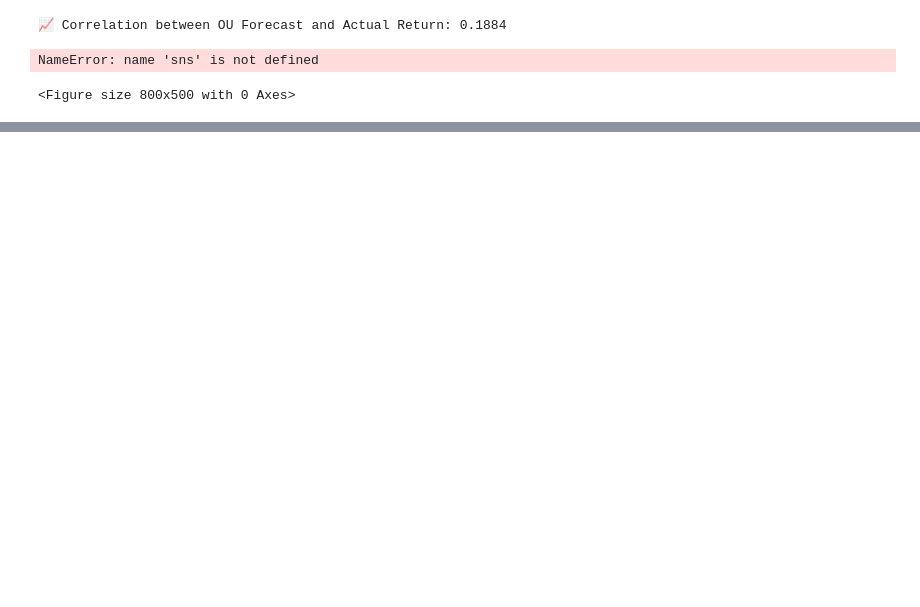
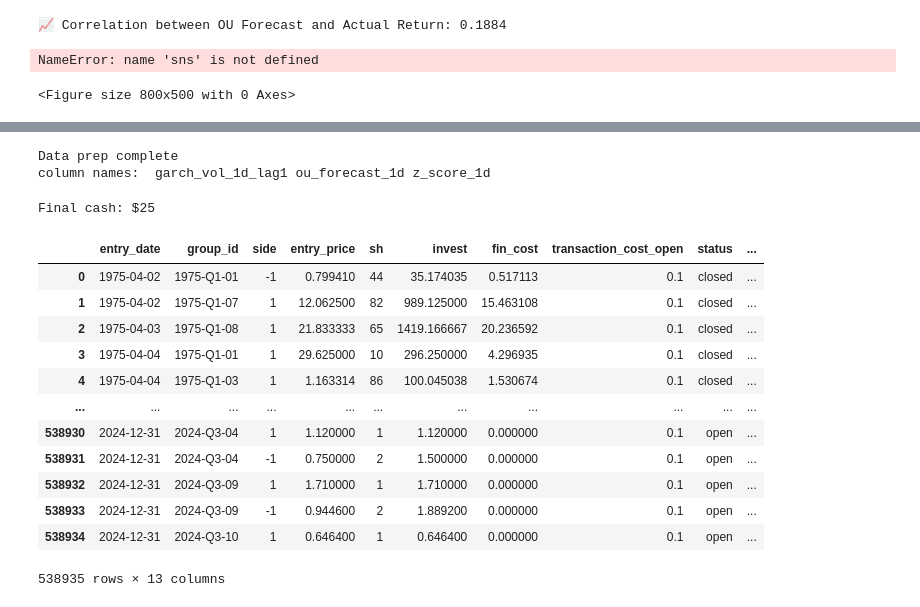
Before and after one commit to komalniraula/ml-quant-eval, a Jupyter notebook: Analysis for modeling.ipynb, the cells around one changed output, grey strips where cells are left out. Drawn from its saved outputs; the diff is of its cells as text; code cells hidden in the pictures; blank space fills up the shorter version.

```diff
--- a/Analysis for modeling.ipynb
+++ b/Analysis for modeling.ipynb
@@ -884,0 +1262,21 @@ NameError: name 'sns' is not defined
+# %%
+trades_1_ = backtest(df, aum=100_000_000, horizon=1, z_threshold=1.2)
+
+trades_1_
+# %% [output]
+Data prep complete
+column names:  garch_vol_1d_lag1 ou_forecast_1d z_score_1d
+Final cash: $25
+|  | entry_date | group_id | side | entry_price | sh | invest | fin_cost | transaction_cost_open | status | ... |
+| 0 | 1975-04-02 | 1975-Q1-01 | -1 | 0.799410 | 44 | 35.174035 | 0.517113 | 0.1 | closed | ... |
+| 1 | 1975-04-02 | 1975-Q1-07 | 1 | 12.062500 | 82 | 989.125000 | 15.463108 | 0.1 | closed | ... |
+| 2 | 1975-04-03 | 1975-Q1-08 | 1 | 21.833333 | 65 | 1419.166667 | 20.236592 | 0.1 | closed | ... |
+| 3 | 1975-04-04 | 1975-Q1-01 | 1 | 29.625000 | 10 | 296.250000 | 4.296935 | 0.1 | closed | ... |
+| 4 | 1975-04-04 | 1975-Q1-03 | 1 | 1.163314 | 86 | 100.045038 | 1.530674 | 0.1 | closed | ... |
+| ... | ... | ... | ... | ... | ... | ... | ... | ... | ... | ... |
+| 538930 | 2024-12-31 | 2024-Q3-04 | 1 | 1.120000 | 1 | 1.120000 | 0.000000 | 0.1 | open | ... |
+| 538931 | 2024-12-31 | 2024-Q3-04 | -1 | 0.750000 | 2 | 1.500000 | 0.000000 | 0.1 | open | ... |
+| 538932 | 2024-12-31 | 2024-Q3-09 | 1 | 1.710000 | 1 | 1.710000 | 0.000000 | 0.1 | open | ... |
+| 538933 | 2024-12-31 | 2024-Q3-09 | -1 | 0.944600 | 2 | 1.889200 | 0.000000 | 0.1 | open | ... |
+| 538934 | 2024-12-31 | 2024-Q3-10 | 1 | 0.646400 | 1 | 0.646400 | 0.000000 | 0.1 | open | ... |
+538935 rows × 13 columns
```
Also changed, not shown: parts of 38 cells of this notebook.
